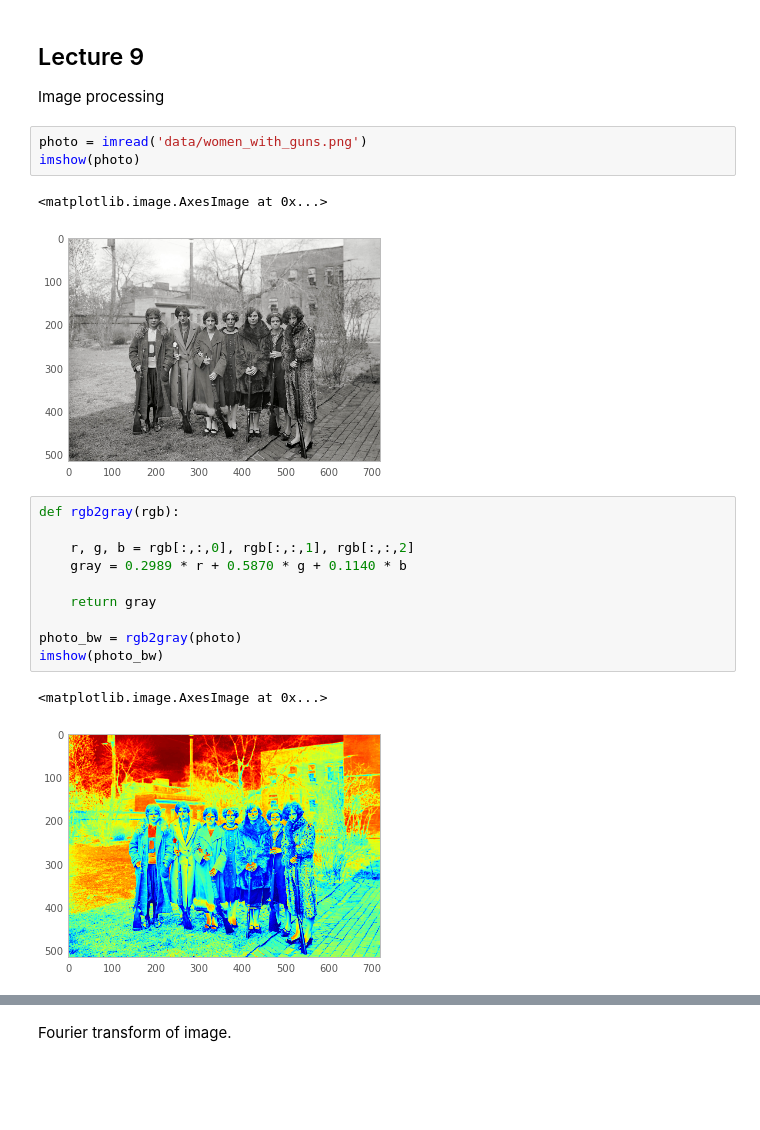
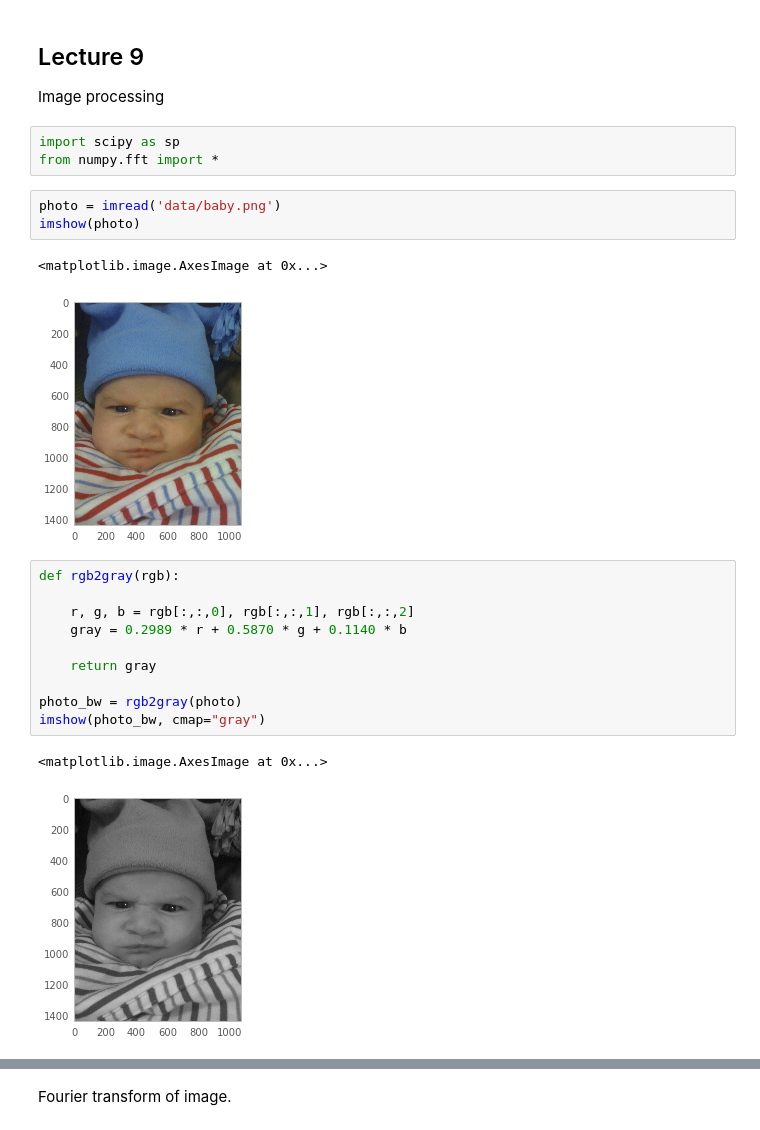
Before and after one commit to ksawlani/ComputationalMethodsCourse, a Jupyter notebook: Lecture 9-10.ipynb, the cells around one changed output, grey strips where cells are left out. Saved outputs shown, nothing was run; the diff lists cells and outputs as text; blank space fills up the shorter version.

Commit message:
Changed photo in Lecture 9-10 notebook

```diff
--- a/Lecture 9-10.ipynb
+++ b/Lecture 9-10.ipynb
@@ -2,12 +2,15 @@
 ## Lecture 9
 
 Image processing
+# %%
+import scipy as sp
+from numpy.fft import *
 # %%
-photo = imread('data/women_with_guns.png')
+photo = imread('data/baby.png')
 imshow(photo)
 # %% [output]
 <matplotlib.image.AxesImage at 0x...>
-[figure, old version]
+[figure, new version]
 # %%
 def rgb2gray(rgb):
 
@@ -17,7 +20,7 @@ def rgb2gray(rgb):
     return gray
 
 photo_bw = rgb2gray(photo)
-imshow(photo_bw)
+imshow(photo_bw, cmap="gray")
 # %% [output]
 <matplotlib.image.AxesImage at 0x...>
-[figure, old version]
+[figure, new version]
```
Also changed, not shown: parts of 7 cells of this notebook, 2 other files.
